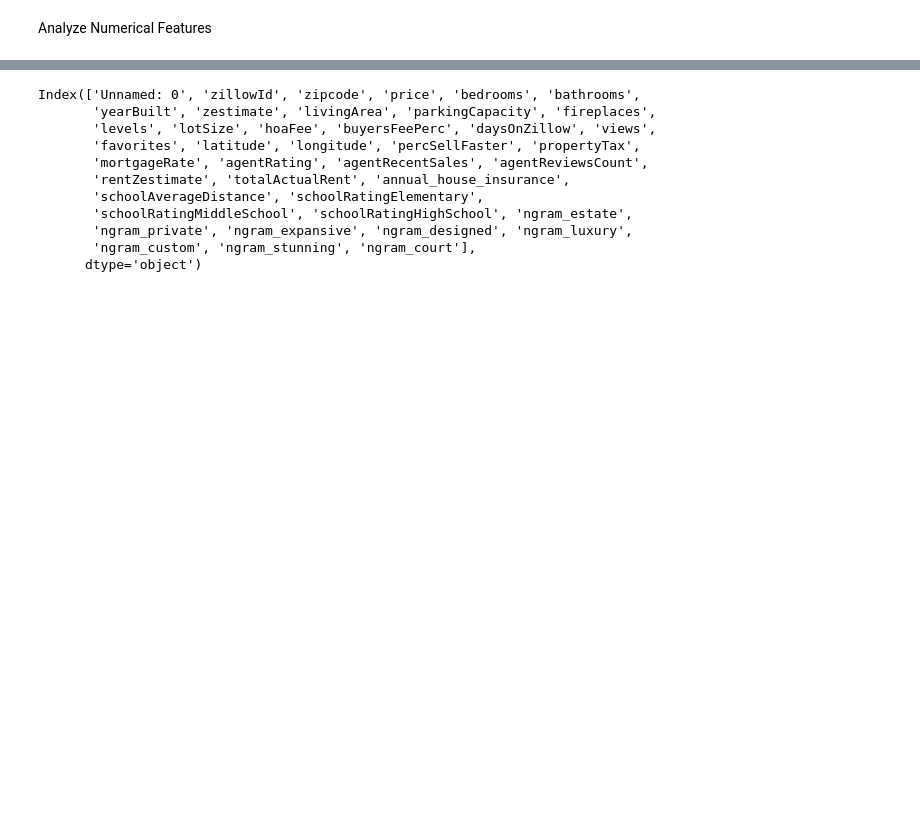
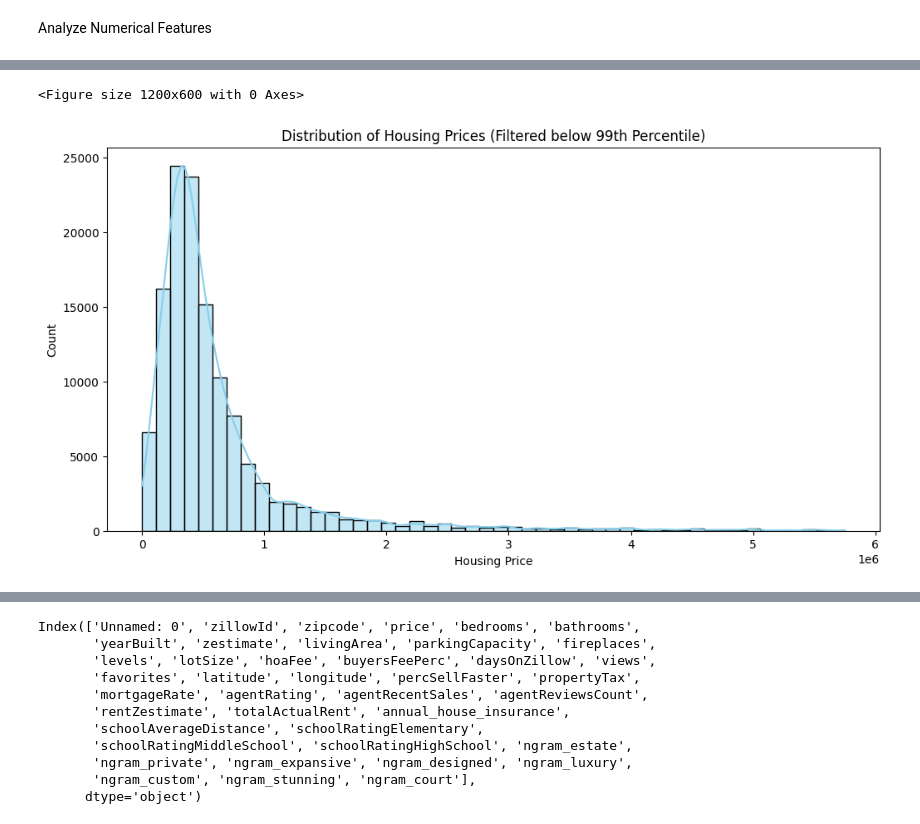
Before and after one commit to awesomemj/capstone_fa2024, a Jupyter notebook: capstone_eda_ver1.ipynb, the cells around one changed output, grey strips where cells are left out. Saved outputs shown, nothing was run; the diff lists cells and outputs as text; code cells hidden in the pictures; blank space fills up the shorter version.

```diff
--- a/capstone_eda_ver1.ipynb
+++ b/capstone_eda_ver1.ipynb
@@ -74,0 +118,15 @@ Analyze Numerical Features
+# %%
+plt.figure(figsize=(12, 6))
+
+price_threshold = df['price'].quantile(0.99)
+filtered_df = df[df['price'] <= price_threshold]
+
+plt.figure(figsize=(12, 6))
+sns.histplot(filtered_df['price'], bins=50, kde=True, color='skyblue')
+plt.title("Distribution of Housing Prices (Filtered below 99th Percentile)")
+plt.xlabel("Housing Price")
+plt.ylabel("Count")
+plt.show()
+# %% [output]
+<Figure size 1200x600 with 0 Axes>
+[figure, added]
```
Also changed, not shown: parts of 45 cells of this notebook.
